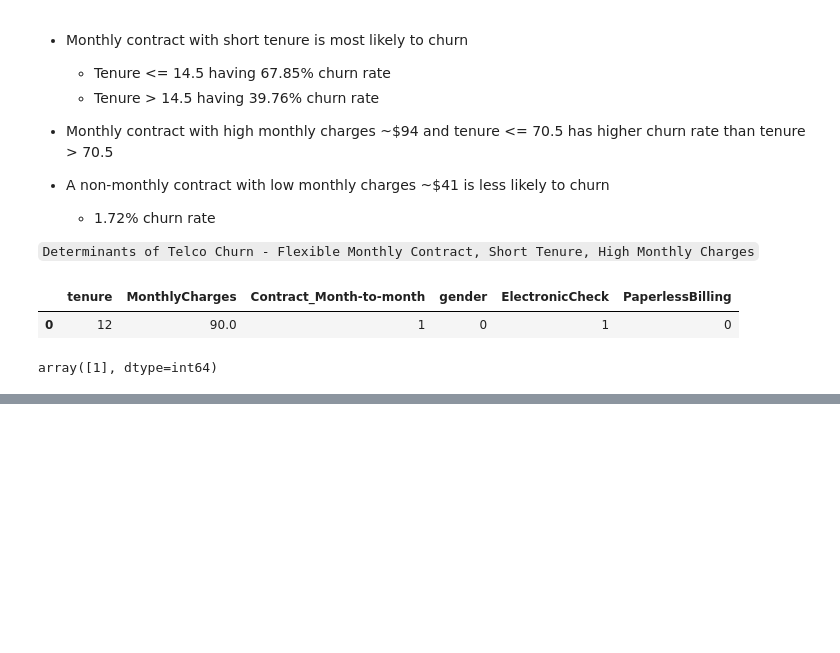
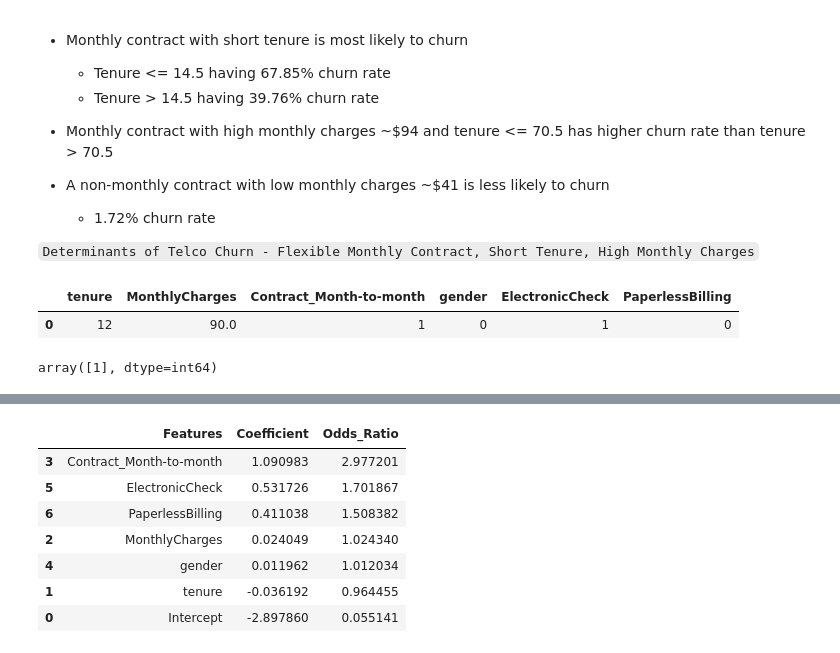
Before and after one commit to abbylmm/DS_Uncut, a Jupyter notebook: telco_churn.ipynb, the cells around one changed output, grey strips where cells are left out. Cells and saved outputs as stored; diff of their text form; code cells hidden in the pictures; blank space fills up the shorter version.

```diff
--- a/telco_churn.ipynb
+++ b/telco_churn.ipynb
@@ -473,0 +534,4 @@ array([1], dtype=int64)
+# %%
+summary_table = pd.DataFrame(columns=['Features'], data=selected_feat)
+summary_table['Coefficient'] = np.transpose(reg.coef_)
+summary_table
@@ -473,0 +546,5 @@ array([1], dtype=int64)
+# %%
+summary_table.index = summary_table.index + 1
+summary_table.loc[0] = ['Intercept', reg.intercept_[0]]
+summary_table = summary_table.sort_index()
+summary_table
@@ -473,0 +560,12 @@ array([1], dtype=int64)
+# %%
+summary_table['Odds_Ratio'] = np.exp(summary_table.Coefficient)
+summary_table.sort_values('Odds_Ratio', ascending=False)
+# %% [output]
+|  | Features | Coefficient | Odds_Ratio |
+| 3 | Contract_Month-to-month | 1.090983 | 2.977201 |
+| 5 | ElectronicCheck | 0.531726 | 1.701867 |
+| 6 | PaperlessBilling | 0.411038 | 1.508382 |
+| 2 | MonthlyCharges | 0.024049 | 1.024340 |
+| 4 | gender | 0.011962 | 1.012034 |
+| 1 | tenure | -0.036192 | 0.964455 |
+| 0 | Intercept | -2.897860 | 0.055141 |
```
Also changed, not shown: parts of 18 cells of this notebook.
